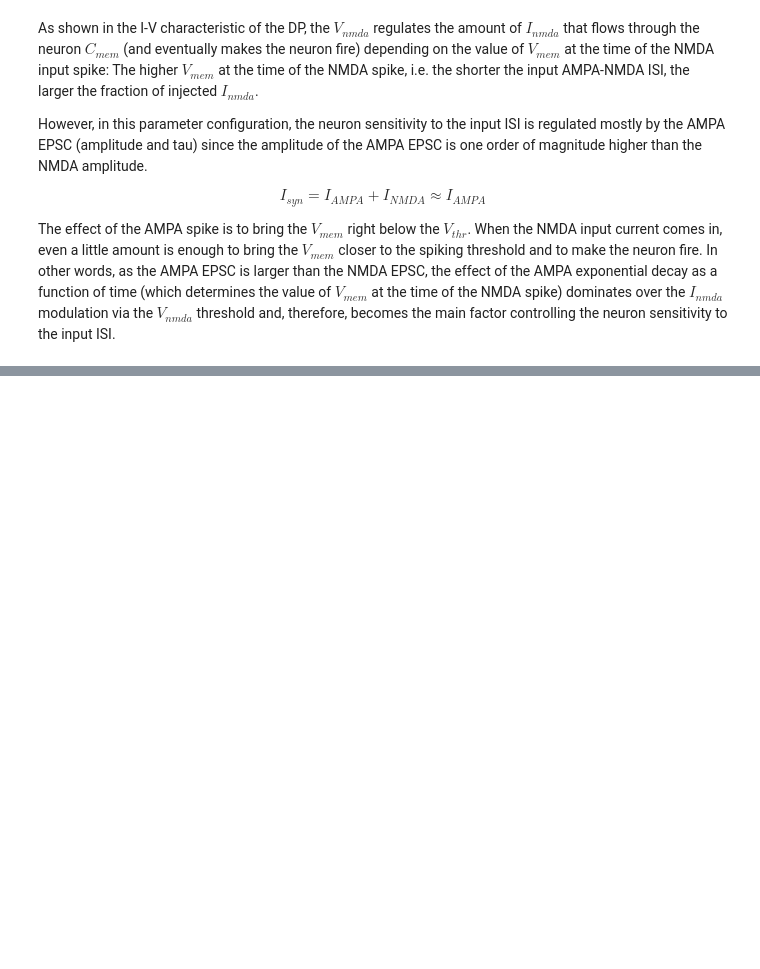
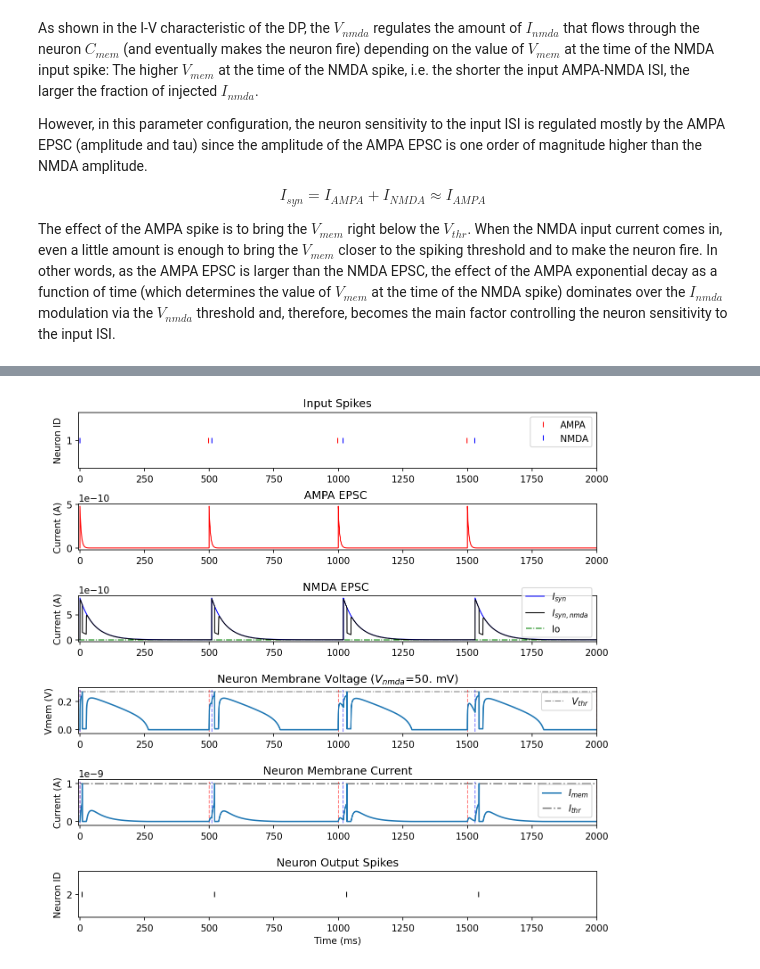
Before and after one commit to YigitDemirag/dynapse-simulator, a Jupyter notebook: part5.ipynb, the cells around one changed output, grey strips where cells are left out. Drawn from its saved outputs; the diff is of its cells as text; code cells hidden in the pictures; blank space fills up the shorter version.

```diff
--- a/part5.ipynb
+++ b/part5.ipynb
@@ -507,0 +455,96 @@ The effect of the AMPA spike is to bring the $V_{mem}$ right below the $V_{thr}$
+# %%
+try:
+    network.restore()
+except KeyError:
+    # Network state has not been stored yet
+    network.store()
+
+dynapse_param['Vnmda'] = 50*mV
+
+for core in chip.cores:
+    set_params(core.neurons, dynapse_param)
+
+# Simulation
+duration = 2 * 1000 * ms
+
+# Run
+network.run(duration)
+# %%
+f = plt.figure(figsize=(10,10),dpi=150)
+plt.subplots_adjust(hspace=1, wspace=.8)
+tstart = 0
+tend   = int(duration*1000) # ms
+Vthr = constants.Ut/DPI_neuron.kappa*log(dynapse_param['Ispkthr']/constants.Io)
+
+# Input Spikes
+plt.subplot(511)
+spike_placeholder = np.zeros(5000)
+spike_placeholder[np.array(mon_neuron_input_ampa.t/ms, dtype=int)]=1
+plt.plot(spike_placeholder,'r|', label='AMPA')
+matplotlib.pyplot.yticks(range(1, 3))
+plt.ylim(0.5, 1.5)
+spike_placeholder = np.zeros(5000)
+spike_placeholder[np.array(mon_neuron_input_nmda.t/ms, dtype=int)]=1
+plt.plot(spike_placeholder,'b|', label='NMDA')
+matplotlib.pyplot.yticks(range(1, 3))
+plt.ylim(0.5, 1.5)
+plt.legend()
+plt.title('Input Spikes')
+plt.ylabel('Neuron ID')
+plt.xlim(-5, duration/ms)
+#plt.xlabel('Time (ms)')
+
+plt.subplot(612)
+s = int(1*ms / defaultclock.dt)
+plt.plot(mon_neuron_state.t[tstart*s:tend*s]/ms, mon_synapse_ampa.I_syn_ampa[0][tstart*s:tend*s], linewidth=1, c='r')
+plt.xlim(-5, duration/ms)
+plt.ylabel('Current (A)')
+plt.title('AMPA EPSC ')
+
+plt.subplot(613)
+s = int(1*ms / defaultclock.dt)
+plt.plot(mon_neuron_state.t[tstart*s:tend*s]/ms, mon_synapse_nmda.I_syn_nmda[0][tstart*s:tend*s], linewidth=1, label='$I_{syn}$', c='b')
+plt.plot(mon_neuron_I_syn_nmda.t[tstart*s:tend*s]/ms, mon_neuron_I_syn_nmda.I_syn_nmda_dp_clip[0][tstart*s:tend*s], linewidth=1, c='k', label='$I_{syn,nmda}$')
+plt.hlines(y=constants.Io, xmin=-5, xmax=duration/ms, color='green', linestyles='-.', label='Io', linewidth=1)
+plt.legend()
+plt.xlim(-5, duration/ms)
+plt.ylabel('Current (A)')
+plt.title('NMDA EPSC ')
+
+plt.subplot(614)
+plt.hlines(y=Vthr, xmin=0, xmax=duration/ms, color='grey', linestyles='-.', linewidth=1, label='$V_{thr}$')
+plt.legend()
+plt.plot(mon_neuron_state.t[tstart*s:tend*s]/ms, mon_neuron_vmem.Vmem[0][tstart*s:tend*s], linewidth=1.5)
+ylim = plt.ylim()
+plt.vlines(spike_timing_ampa.tolist()/ms,ylim[0], ylim[1], linestyle='--', color='r', alpha=.5, linewidth=1)
+plt.vlines(spike_timing_nmda.tolist()/ms,ylim[0], ylim[1], linestyle='--', color='b', alpha=.5, linewidth=1)
+plt.title('Neuron Membrane Voltage ($V_{nmda}$='+str(dynapse_param["Vnmda"])+')')
+plt.ylabel('Vmem (V)')
+plt.xlim(-5, duration/ms)
+
+plt.subplot(615)
+imem = mon_neuron_state.Imem[0]
+plt.plot(mon_neuron_state.t/ms, imem)
+plt.hlines(y=dynapse_param['Ispkthr']*1e-9/nA, xmin=tstart, xmax=tend, color='grey', linestyles='-.')
+plt.legend(['$I_{mem}$', '$I_{thr}$'])
+plt.title('Neuron Membrane Current')
+plt.ylabel('Current (A)')
+plt.xlim(-5, duration/ms)
+ylim = plt.ylim()
+plt.vlines(spike_timing_ampa.tolist()/ms,ylim[0], ylim[1], linestyle='--', color='r', alpha=.5, linewidth=1)
+plt.vlines(spike_timing_nmda.tolist()/ms,ylim[0], ylim[1], linestyle='--', color='b', alpha=.5, linewidth=1)
+
+
+plt.subplot(616)
+spike_placeholder = np.zeros(5000)
+spike_placeholder[np.array(mon_neuron_output.t/ms, dtype=int)]=2
+plt.plot(spike_placeholder,'k|')
+matplotlib.pyplot.yticks(range(1, 3))
+plt.ylim(1.5, 2.5)
+plt.title('Neuron Output Spikes')
+plt.ylabel('Neuron ID')
+plt.xlabel('Time (ms)')
+plt.xlim(-5, duration/ms)
+plt.show()
+# %% [output]
+[figure, added]
```
Also changed, not shown: parts of 25 cells of this notebook.
